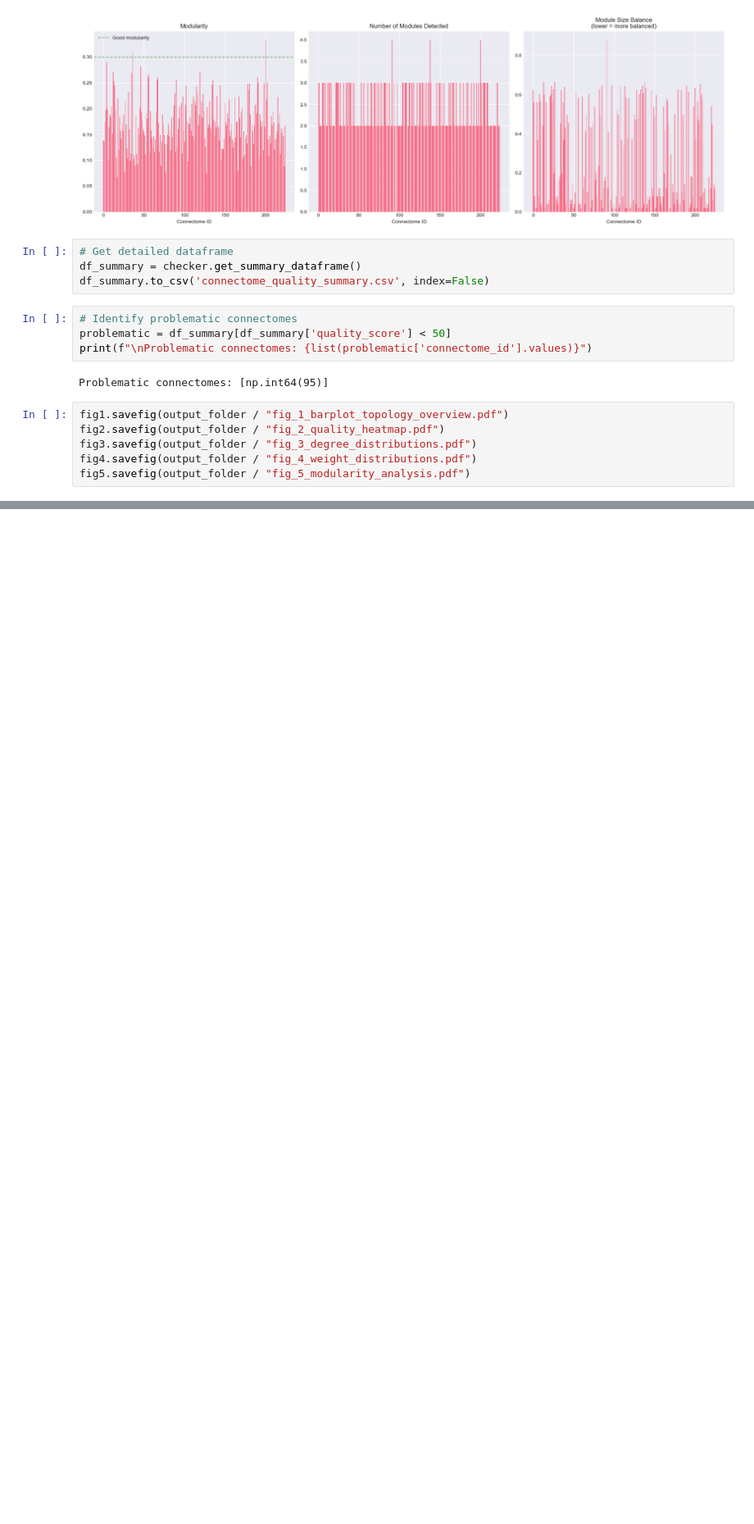
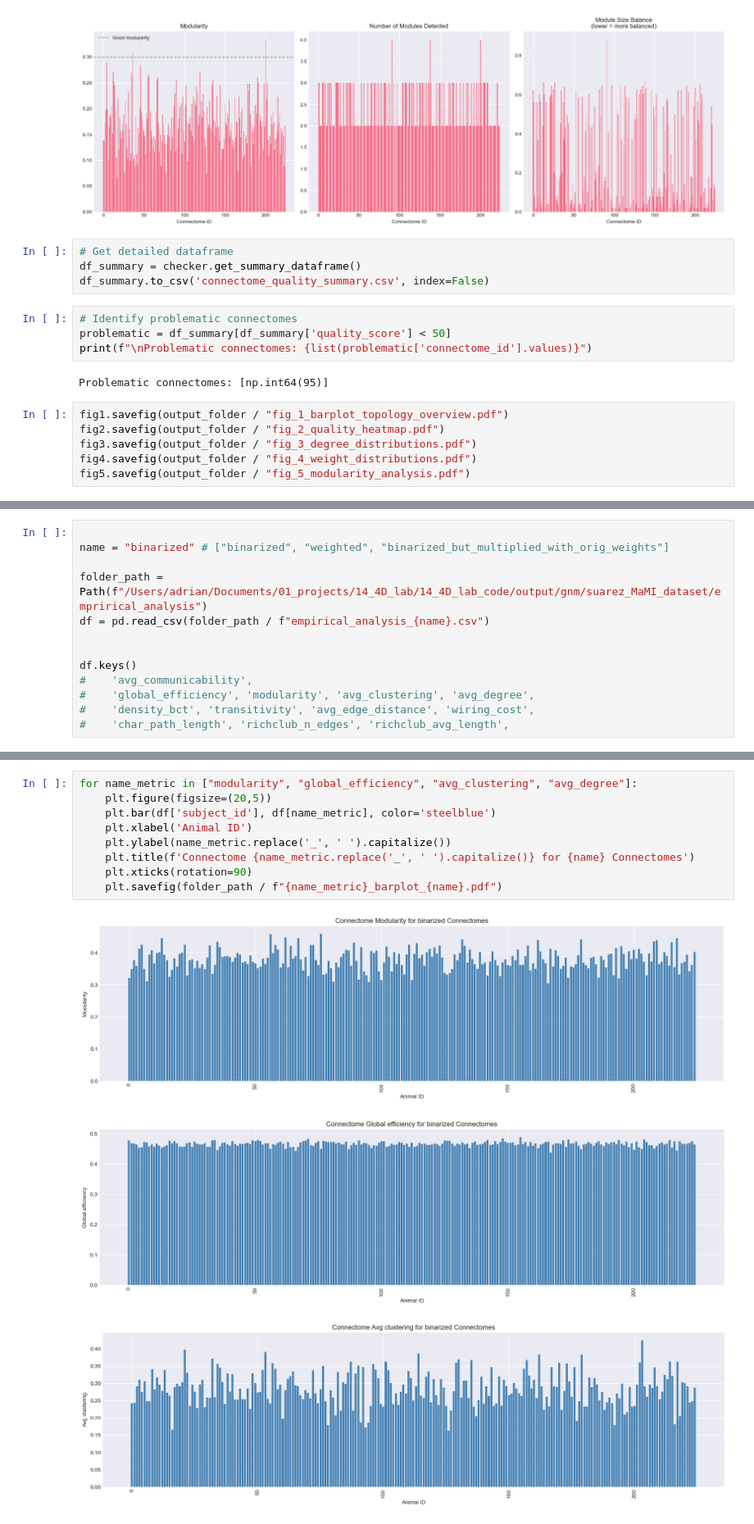
Before and after one commit to ad045/simba, a Jupyter notebook: qc_empirical.ipynb, the cells around one changed output, grey strips where cells are left out. Shown at 82% size. Saved outputs shown, nothing was run; the diff lists cells and outputs as text; blank space fills up the shorter version.

Commit message:
More metrics, experimenting with QC

```diff
--- a/qc_empirical.ipynb
+++ b/qc_empirical.ipynb
@@ -75,0 +65,13 @@ fig5.savefig(output_folder / "fig_5_modularity_analysis.pdf")
+# %%
+
+name = "binarized" # ["binarized", "weighted", "binarized_but_multiplied_with_orig_weights"]
+
+folder_path = Path(f"/Users/adrian/Documents/01_projects/14_4D_lab/14_4D_lab_code/output/gnm/suarez_MaMI_dataset/emprirical_analysis")
+df = pd.read_csv(folder_path / f"empirical_analysis_{name}.csv")
+
+
+df.keys()
+#    'avg_communicability',
+#    'global_efficiency', 'modularity', 'avg_clustering', 'avg_degree',
+#    'density_bct', 'transitivity', 'avg_edge_distance', 'wiring_cost',
+#    'char_path_length', 'richclub_n_edges', 'richclub_avg_length',
@@ -75,0 +95,13 @@ fig5.savefig(output_folder / "fig_5_modularity_analysis.pdf")
+# %%
+for name_metric in ["modularity", "global_efficiency", "avg_clustering", "avg_degree"]:
+    plt.figure(figsize=(20,5))
+    plt.bar(df['subject_id'], df[name_metric], color='steelblue')
+    plt.xlabel('Animal ID')
+    plt.ylabel(name_metric.replace('_', ' ').capitalize())
+    plt.title(f'Connectome {name_metric.replace('_', ' ').capitalize()} for {name} Connectomes')
+    plt.xticks(rotation=90)
+    plt.savefig(folder_path / f"{name_metric}_barplot_{name}.pdf")
+# %% [output]
+[figure, added]
+[figure, added]
+[figure, added]
```
Also changed, not shown: parts of 7 cells of this notebook, 16 other files.
